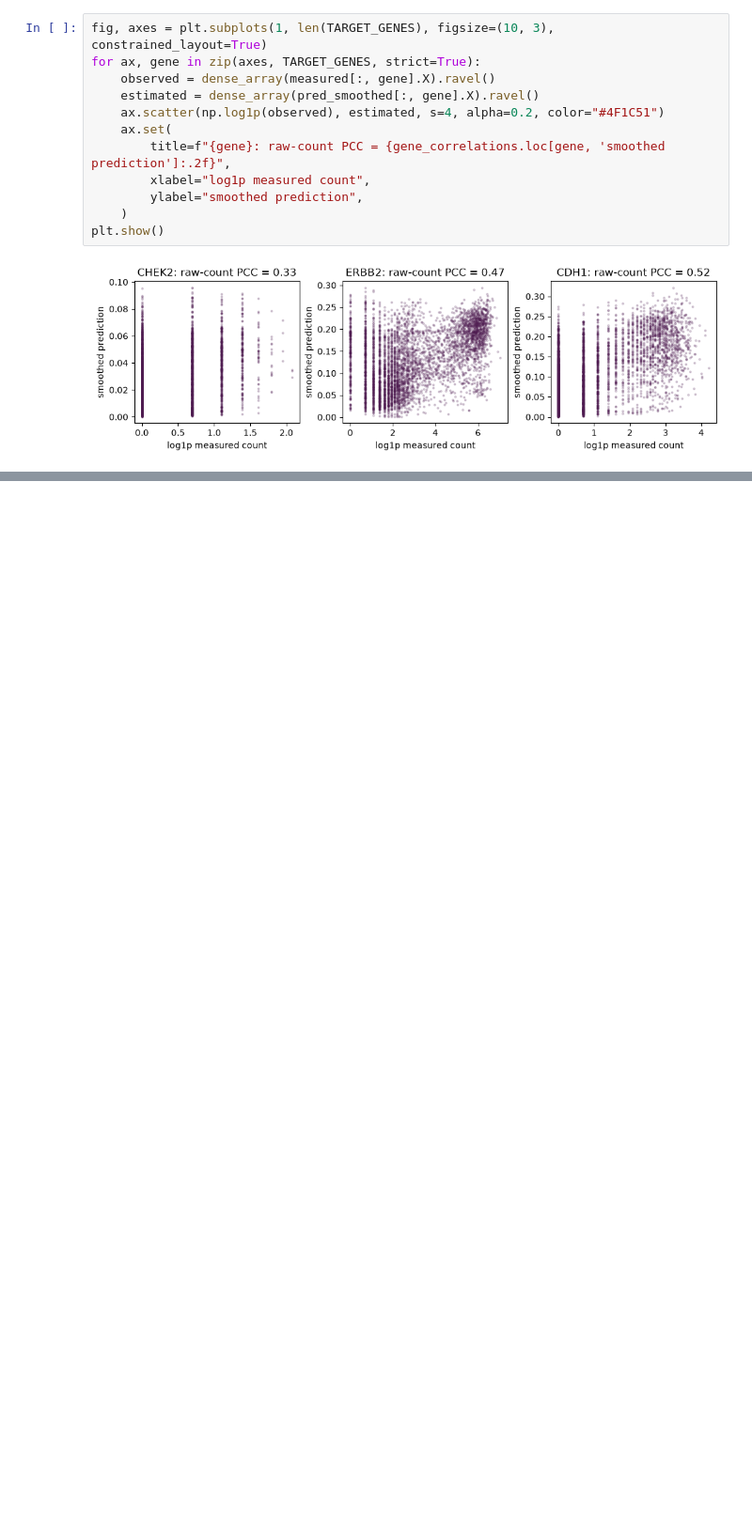
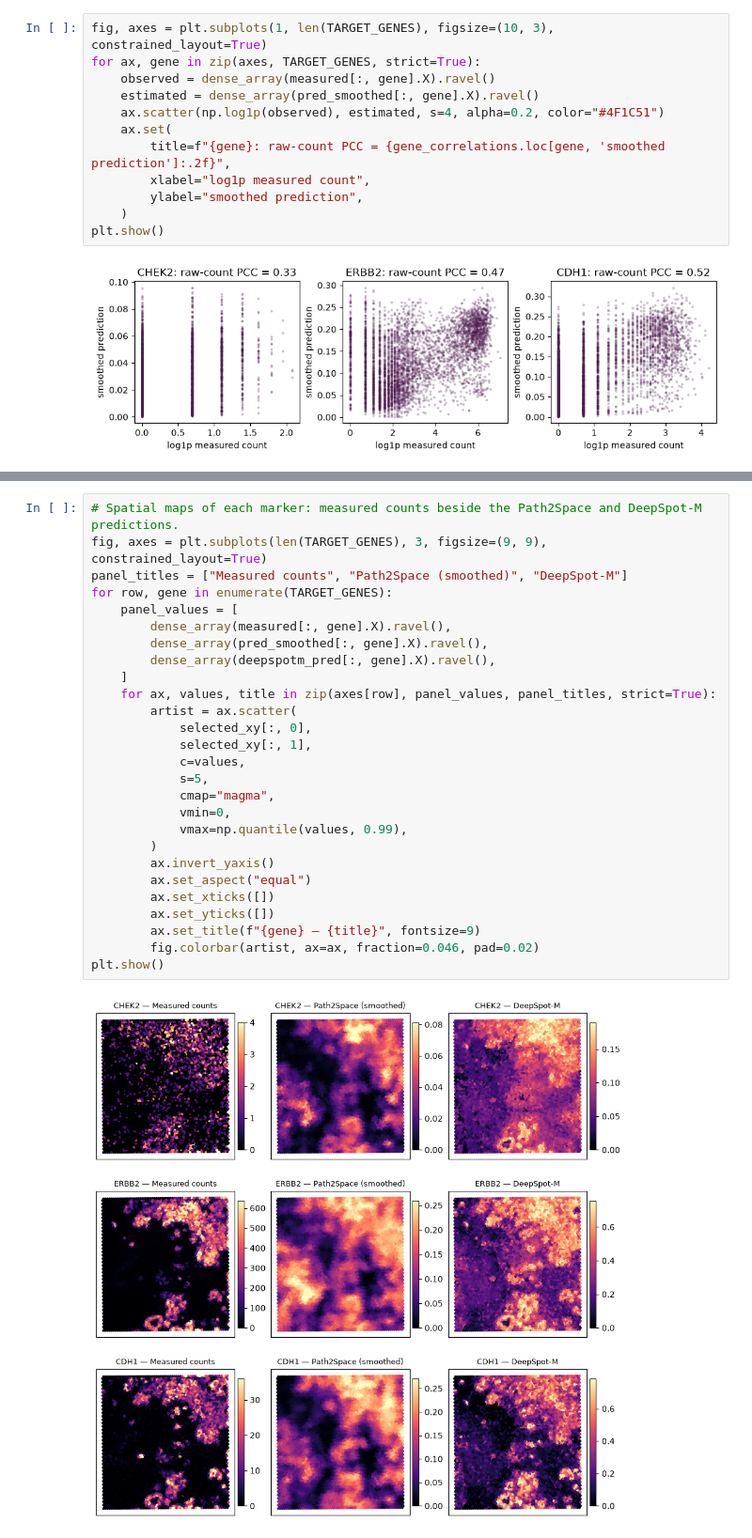
Before and after one commit to rendeirolab/lazyslide-tutorials, a Jupyter notebook: tutorials/gene_expression_prediction.ipynb, the cells around one changed output, grey strips where cells are left out. Shown at 94% size. Cells and saved outputs as stored; diff of their text form; blank space fills up the shorter version.

```diff
--- a/tutorials/gene_expression_prediction.ipynb
+++ b/tutorials/gene_expression_prediction.ipynb
@@ -286,3 +345,32 @@ plt.show()
+# %%
+# Spatial maps of each marker: measured counts beside the Path2Space and DeepSpot-M predictions.
+fig, axes = plt.subplots(len(TARGET_GENES), 3, figsize=(9, 9), constrained_layout=True)
+panel_titles = ["Measured counts", "Path2Space (smoothed)", "DeepSpot-M"]
+for row, gene in enumerate(TARGET_GENES):
+    panel_values = [
+        dense_array(measured[:, gene].X).ravel(),
+        dense_array(pred_smoothed[:, gene].X).ravel(),
+        dense_array(deepspotm_pred[:, gene].X).ravel(),
+    ]
+    for ax, values, title in zip(axes[row], panel_values, panel_titles, strict=True):
+        artist = ax.scatter(
+            selected_xy[:, 0],
+            selected_xy[:, 1],
+            c=values,
+            s=5,
+            cmap="magma",
+            vmin=0,
+            vmax=np.quantile(values, 0.99),
+        )
+        ax.invert_yaxis()
+        ax.set_aspect("equal")
+        ax.set_xticks([])
+        ax.set_yticks([])
+        ax.set_title(f"{gene} — {title}", fontsize=9)
+        fig.colorbar(artist, ax=ax, fraction=0.046, pad=0.02)
+plt.show()
+# %% [output]
+[figure, added]
 # %% [markdown]
 ## Conclusions
 
```
Also changed, not shown: parts of 6 cells of this notebook.
